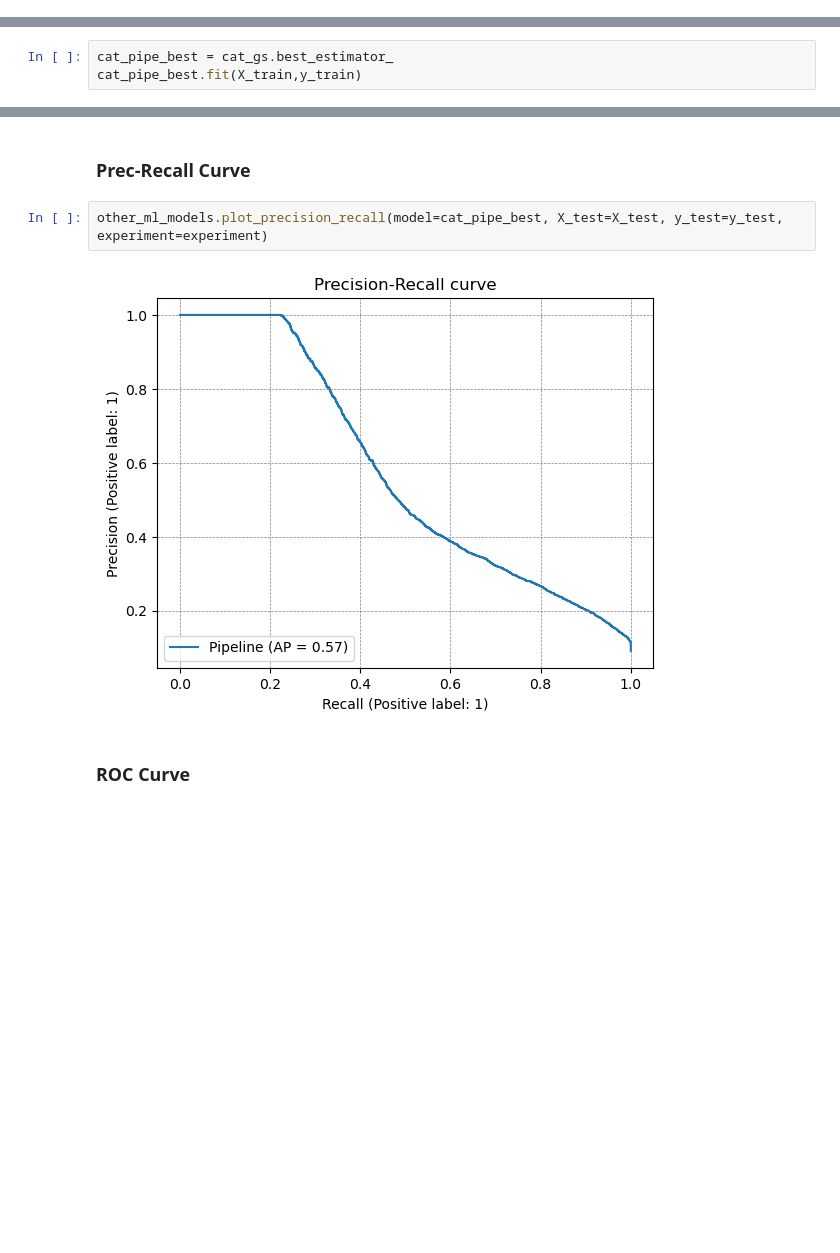
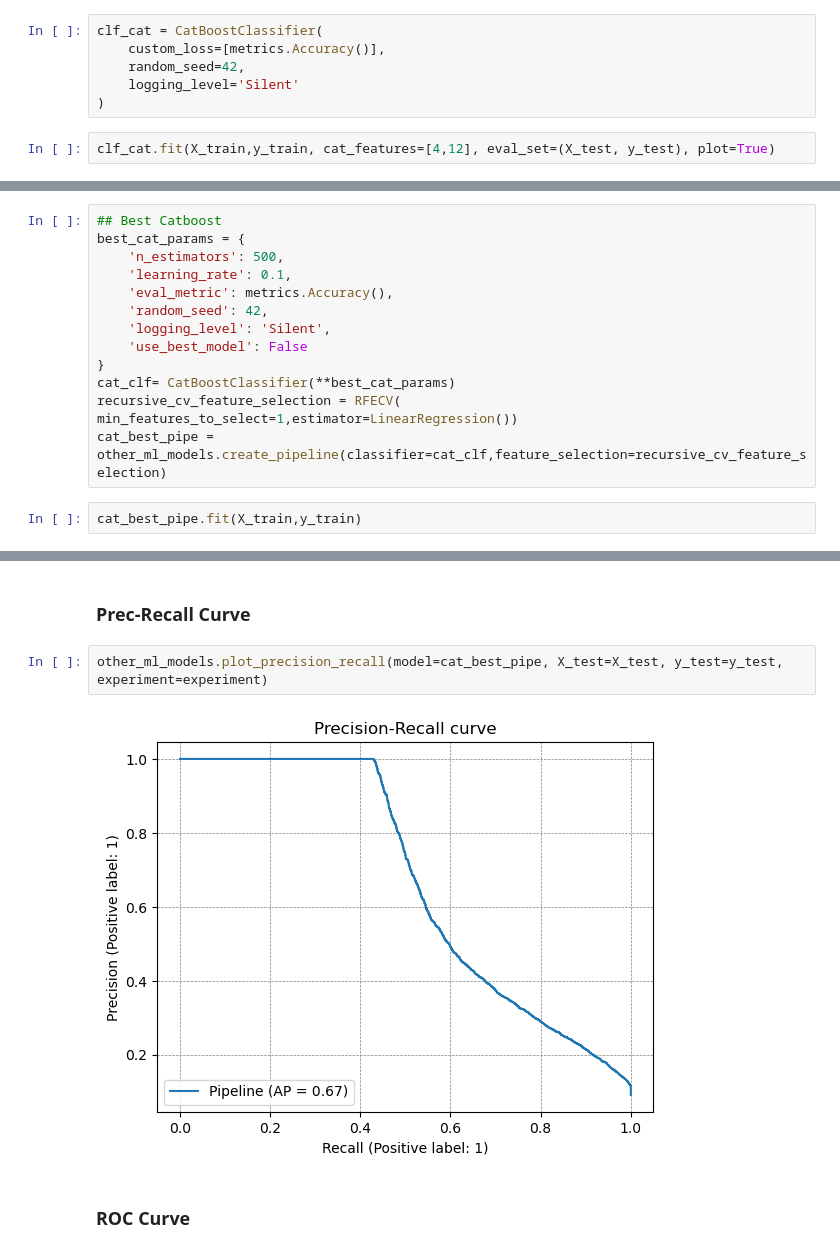
Before and after one commit to mahmoodhegazy/nhl_ds_project, a Jupyter notebook: src/q6_catboost.ipynb, the cells around one changed output, grey strips where cells are left out. Drawn from its saved outputs; the diff is of its cells as text; blank space fills up the shorter version.

```diff
--- a/src/q6_catboost.ipynb
+++ b/src/q6_catboost.ipynb
@@ -153,3 +192,11 @@ nan (+/-nan) for {'classifier__learning_rate': 0.01, 'classifier__max_depth': 18
 nan (+/-nan) for {'classifier__learning_rate': 0.01, 'classifier__max_depth': 18, 'classifier__min_data_in_leaf': 2, 'classifier__n_estimators': 500}
 # %% [markdown]
 Train on best Hyperparams
+# %%
+clf_cat = CatBoostClassifier(
+    custom_loss=[metrics.Accuracy()],
+    random_seed=42,
+    logging_level='Silent'
+)
+# %%
+clf_cat.fit(X_train,y_train, cat_features=[4,12], eval_set=(X_test, y_test), plot=True)
@@ -156,6 +206,18 @@ Train on best Hyperparams
+# %%
+## Best Catboost
+best_cat_params = {
+    'n_estimators': 500,
+    'learning_rate': 0.1,
+    'eval_metric': metrics.Accuracy(),
+    'random_seed': 42,
+    'logging_level': 'Silent',
+    'use_best_model': False
+}
+cat_clf= CatBoostClassifier(**best_cat_params)
+recursive_cv_feature_selection = RFECV( min_features_to_select=1,estimator=LinearRegression())
+cat_best_pipe = other_ml_models.create_pipeline(classifier=cat_clf,feature_selection=recursive_cv_feature_selection)
 # %%
-cat_pipe_best = cat_gs.best_estimator_
-cat_pipe_best.fit(X_train,y_train)
+cat_best_pipe.fit(X_train,y_train)
 # %% [output]
 Pipeline(steps=[('preprocessor',
                  ColumnTransformer(transformers=[('Numerical_transform',
@@ -235,9 +297,9 @@ COMET WARNING: truncated string; too long: '{'memory': None, 'steps': [('preproc
 # %% [markdown]
 ### Prec-Recall Curve
 # %%
-other_ml_models.plot_precision_recall(model=cat_pipe_best, X_test=X_test, y_test=y_test, experiment=experiment)
+other_ml_models.plot_precision_recall(model=cat_best_pipe, X_test=X_test, y_test=y_test, experiment=experiment)
 # %% [output]
-[figure, old version]
+[figure, new version]
 # %% [markdown]
 ### ROC Curve
 # %%
```
Also changed, not shown: parts of 16 cells of this notebook, 3 other files.
